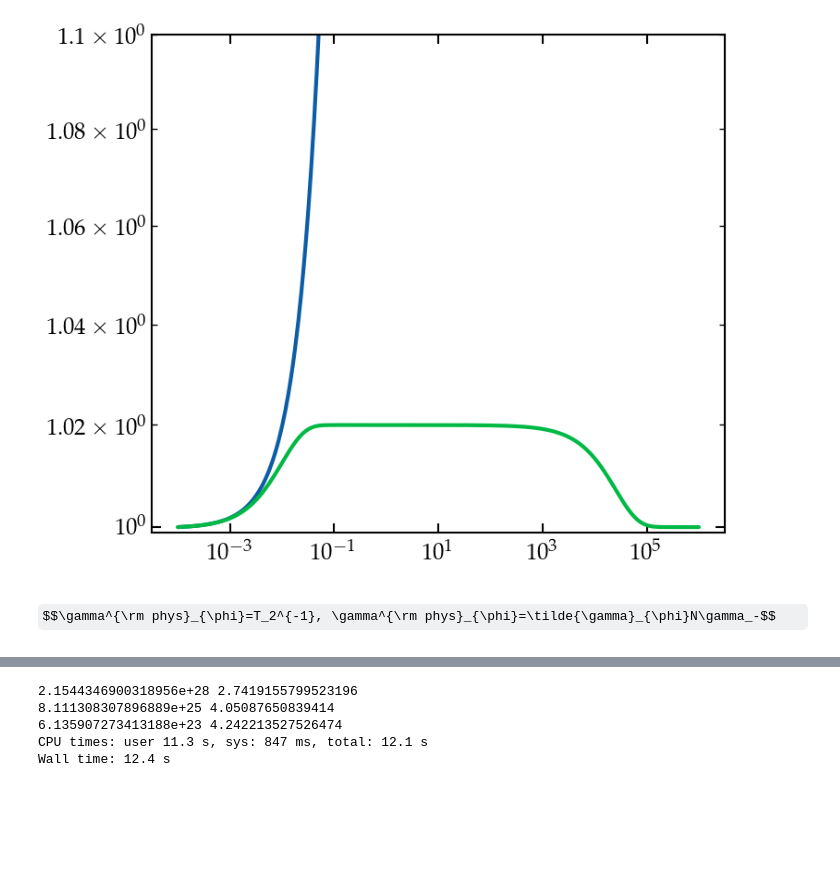
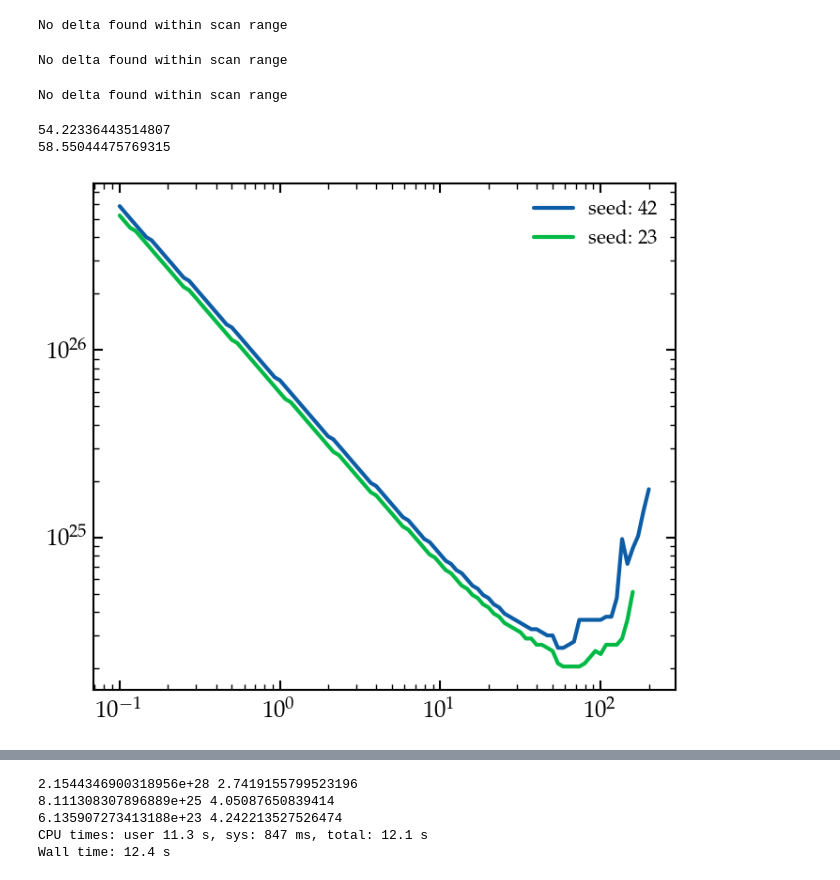
Before and after one commit to gpierobon/pyOpenNu, a Jupyter notebook: notebooks/chi2.ipynb, the cells around one changed output, grey strips where cells are left out. Saved outputs shown, nothing was run; the diff lists cells and outputs as text; code cells hidden in the pictures; some formulas as TeX source; blank space fills up the shorter version.

```diff
--- a/notebooks/chi2.ipynb
+++ b/notebooks/chi2.ipynb
@@ -17,23 +18,3 @@ import gammas as ga
 
 plt.style.use(main_dir+'sty.mplstyle')
 cols = ['#0C5DA5', '#00B945', '#FF9500', '#FF2C00', '#845B97', '#474747', '#9e9e9e']
-# %%
-Ncode = 1e5
-# t, _, _, j0, _ = on.solve2nd(Ncode,gp_ratio=0.997,gd_ratio=0,ti=1e-5,tf=1e6)
-# t, _, _, j1, _ = on.solve2nd(Ncode,gp_ratio=0.997,gd_ratio=Ncode,ti=1e-5,tf=1e6)
-
-t, _, _, j0, _ = on.solve2nd(Ncode,gp_ratio=0.997,gd_ratio=0,tf=1e6)
-#t, _, _, j1, _ = on.solve2nd(Ncode,gp_ratio=0.997,gd_ratio=0.1*Ncode,tf=1e6)
-t, _, _, j2, _ = on.solve2nd(Ncode,gp_ratio=0.997,gd_ratio=100*Ncode,tf=1e6)
-
-plt.loglog(t, j0/Ncode*4)
-# plt.loglog(t, j1/Ncode*4)
-plt.loglog(t, j2/Ncode*4)
-
-#plt.ylim(0.5, 1e3)
-plt.ylim(0.999, 1.1)
-plt.show()
-# %% [output]
-[figure, removed]
-# %% [markdown]
-$$\gamma^{\rm phys}_{\phi}=T_2^{-1}, \gamma^{\rm phys}_{\phi}=\tilde{\gamma}_{\phi}N\gamma_-$$
@@ -40,6 +28,29 @@ $$\gamma^{\rm phys}_{\phi}=T_2^{-1}, \gamma^{\rm phys}_{\phi}=\tilde{\gamma}_{\p
+# %%
+dell = []
+dell2 = []
+tfl = np.geomspace(0.1, 200, 100)
+for tfr in tqdm.tqdm(tfl):
+    de, c2 = on.get_delta(10, 0.15, T2=1, Nshots=10, squid_noise_ratio=0,
+             tf_ratio=tfr, seed=42, d_init=5e23, d_fin=1e27, ndelta=200, chi2_crit=2.7)
+    de2, c2 = on.get_delta(10, 0.15, T2=1, Nshots=10, squid_noise_ratio=0,
+             tf_ratio=tfr, seed=23, d_init=5e23, d_fin=1e27, ndelta=200, chi2_crit=2.7)
+    dell.append(de)
+    dell2.append(de2)
+dell = np.array(dell)
+dell2 = np.array(dell2)
+# %% [output]
+No delta found within scan range
+No delta found within scan range
+No delta found within scan range
 # %%
-plt.loglog(t/Ncode, j0/Ncode*4)
-plt.loglog(t/Ncode, j1/Ncode*4)
+plt.loglog(tfl, dell, label='seed: 42')
+plt.loglog(tfl, dell2, label='seed: 23')
 
-plt.ylim(0.5, 1e3)
+print(tfl[np.argmin(dell)])
+print(tfl[np.argmin(dell2[:-3])])
+plt.legend()
 plt.show()
+# %% [output]
+54.22336443514807
+58.55044475769315
+[figure, added]
```
Also changed, not shown: parts of 14 cells of this notebook, 6 other files.
